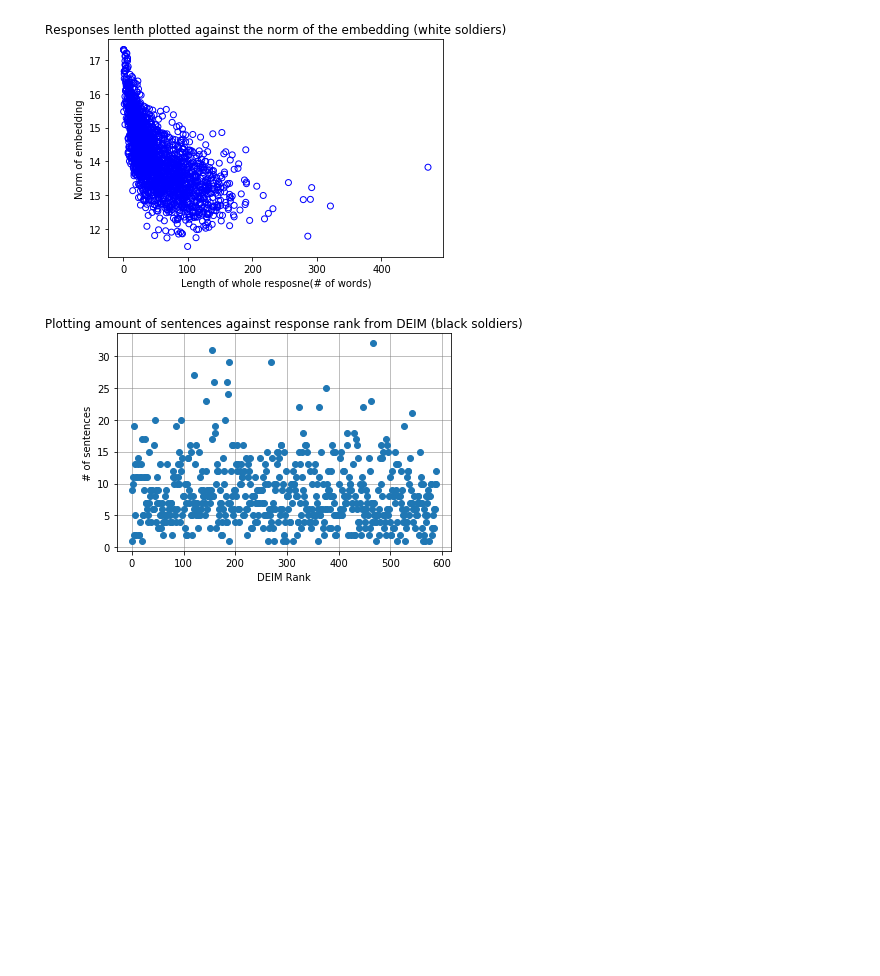
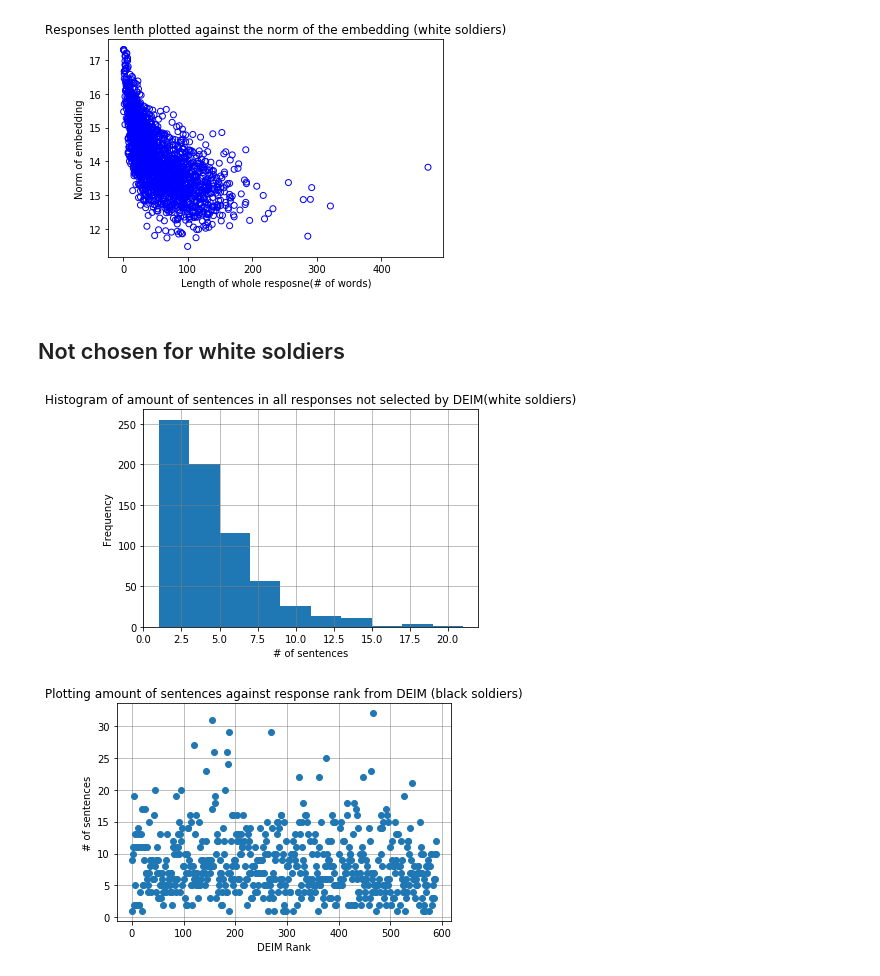
Before and after one commit to amos3vt/ASWW2, a Jupyter notebook: scripts/colab_with_random.ipynb, the cells around one changed output. Drawn from its saved outputs; the diff is of its cells as text; code cells hidden in the pictures; blank space fills up the shorter version.

```diff
--- a/scripts/Savanna + Drew colab (1).ipynb
+++ b/scripts/colab_with_random.ipynb
@@ -120,6 +149,16 @@ plt.ylabel('Norm of embedding');
 plt.xlabel('Length of whole resposne(# of words)');
 # %% [output]
 [figure]
+# %% [markdown]
+## Not chosen for white soldiers
+# %%
+plt.hist([len(clean_W[i].split('.')) for i in range(0, len(ranking_white)) if i not in ranking_white])
+plt.title('Histogram of amount of sentences in all responses not selected by DEIM(white soldiers)');
+plt.ylabel('Frequency');
+plt.xlabel('# of sentences');
+plt.grid(color='grey', linestyle='-', linewidth=.5);
+# %% [output]
+[figure, added]
 # %%
 plt.plot([len(clean_N[i].split('.')) for i in get_index(ranking_black, response_number_N)], 'o')
 plt.title('Plotting amount of sentences against response rank from DEIM (black soldiers)');
```
Also changed, not shown: parts of 25 cells of this notebook.
